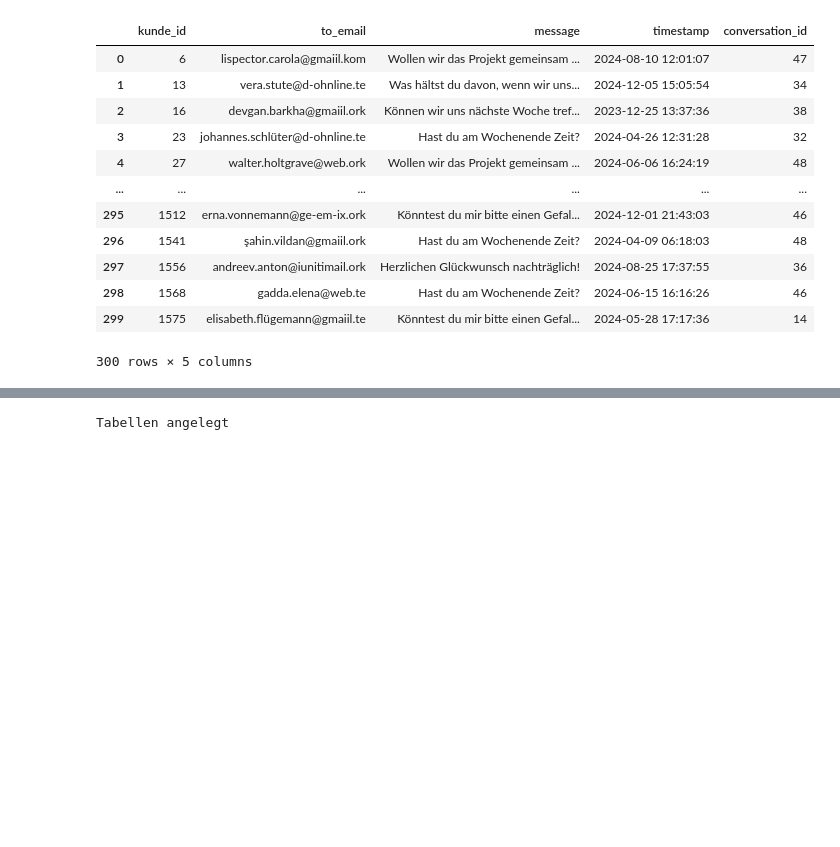
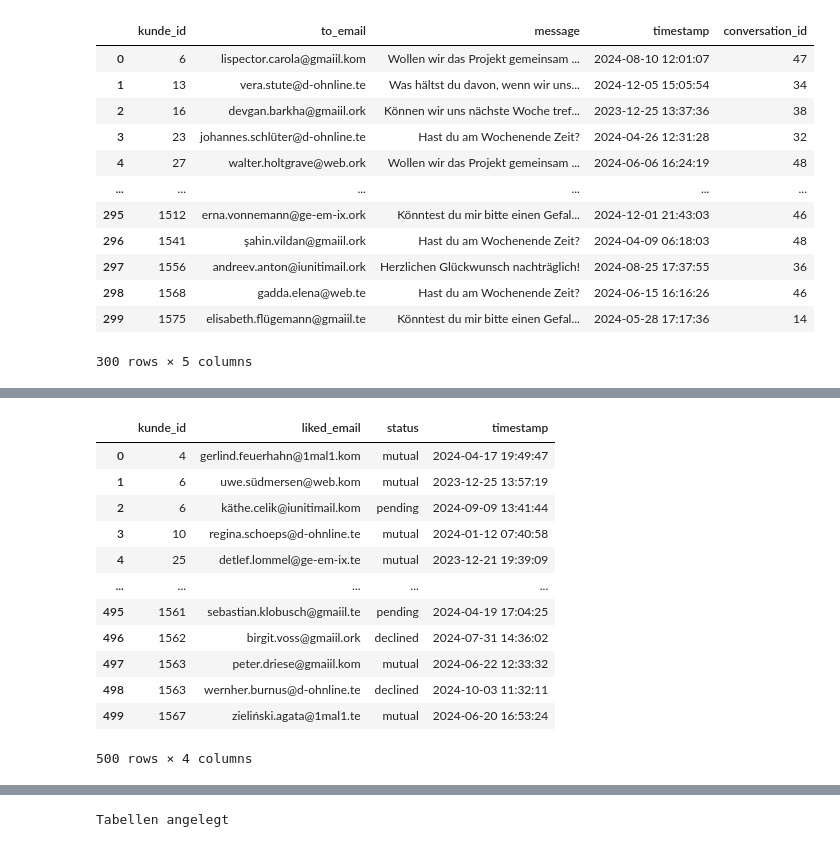
Before and after one commit to Sweet-Lunalotl/LetsMeet_Luna, a Jupyter notebook: notebooks/Akt2.ipynb, the cells around one changed output, grey strips where cells are left out. Saved outputs shown, nothing was run; the diff lists cells and outputs as text; code cells hidden in the pictures; blank space fills up the shorter version.

```diff
--- a/notebooks/Akt2.ipynb
+++ b/notebooks/Akt2.ipynb
@@ -450,0 +467,19 @@ messages_df["timestamp"] = pd.to_datetime(messages_df["timestamp"])
+# %%
+
+#mache liked_email lowercase
+likes_df["liked_email"] = likes_df["liked_email"].str.lower()
+likes_df
+# %% [output]
+|  | kunde_id | liked_email | status | timestamp |
+| 0 | 4 | gerlind.feuerhahn@1mal1.kom | mutual | 2024-04-17 19:49:47 |
+| 1 | 6 | uwe.südmersen@web.kom | mutual | 2023-12-25 13:57:19 |
+| 2 | 6 | käthe.celik@iunitimail.kom | pending | 2024-09-09 13:41:44 |
+| 3 | 10 | regina.schoeps@d-ohnline.te | mutual | 2024-01-12 07:40:58 |
+| 4 | 25 | detlef.lommel@ge-em-ix.te | mutual | 2023-12-21 19:39:09 |
+| ... | ... | ... | ... | ... |
+| 495 | 1561 | sebastian.klobusch@gmaiil.te | pending | 2024-04-19 17:04:25 |
+| 496 | 1562 | birgit.voss@gmaiil.ork | declined | 2024-07-31 14:36:02 |
+| 497 | 1563 | peter.driese@gmaiil.kom | mutual | 2024-06-22 12:33:32 |
+| 498 | 1563 | wernher.burnus@d-ohnline.te | declined | 2024-10-03 11:32:11 |
+| 499 | 1567 | zieliński.agata@1mal1.te | mutual | 2024-06-20 16:53:24 |
+500 rows × 4 columns
```
Also changed, not shown: parts of 6 cells of this notebook, 3 other files.
